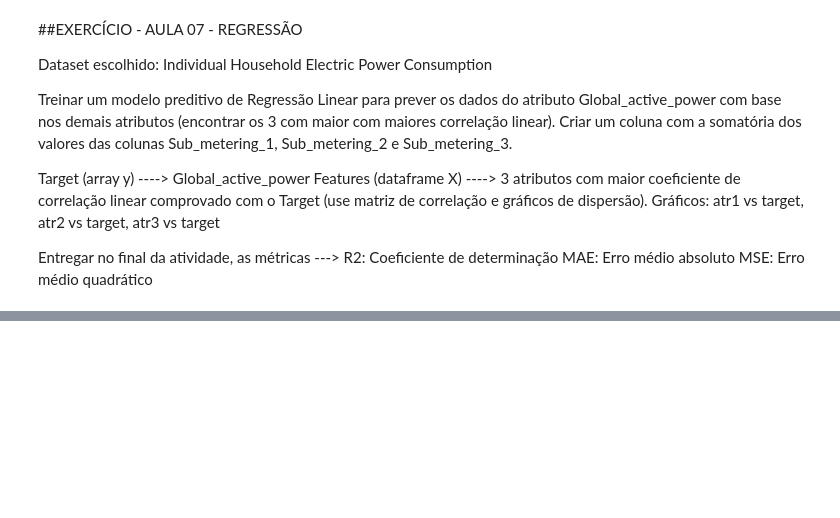
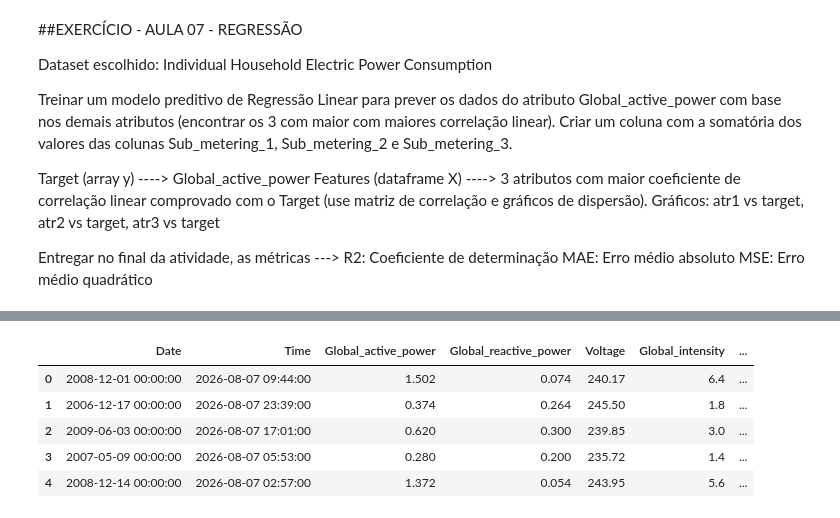
Before and after one commit to prof-atritiack/1CCPK-SERS-CP2-2SEM2026, a Jupyter notebook: Aula_06_1CCPK_ML_SERS.ipynb, the cells around one changed output, grey strips where cells are left out. Saved outputs shown, nothing was run; the diff lists cells and outputs as text; code cells hidden in the pictures; blank space fills up the shorter version.

```diff
--- a/Aula_06_1CCPK_ML_SERS.ipynb
+++ b/Aula_06_1CCPK_ML_SERS.ipynb
@@ -185,0 +148,12 @@ MSE: Erro médio quadrático
+# %%
+# Nova coluna com somatória das sub medições
+dados_regressao['Sub_metering_total'] = dados_regressao['Sub_metering_1'] + dados_regressao['Sub_metering_2'] + dados_regressao['Sub_metering_3']
+dados_regressao.drop(['Sub_metering_1', 'Sub_metering_2', 'Sub_metering_3'], axis=1, inplace=True)
+dados_regressao.head()
+# %% [output]
+|  | Date | Time | Global_active_power | Global_reactive_power | Voltage | Global_intensity | ... |
+| 0 | 2008-12-01 00:00:00 | 2026-08-07 09:44:00 | 1.502 | 0.074 | 240.17 | 6.4 | ... |
+| 1 | 2006-12-17 00:00:00 | 2026-08-07 23:39:00 | 0.374 | 0.264 | 245.50 | 1.8 | ... |
+| 2 | 2009-06-03 00:00:00 | 2026-08-07 17:01:00 | 0.620 | 0.300 | 239.85 | 3.0 | ... |
+| 3 | 2007-05-09 00:00:00 | 2026-08-07 05:53:00 | 0.280 | 0.200 | 235.72 | 1.4 | ... |
+| 4 | 2008-12-14 00:00:00 | 2026-08-07 02:57:00 | 1.372 | 0.054 | 243.95 | 5.6 | ... |
```
Also changed, not shown: parts of 19 cells of this notebook.
